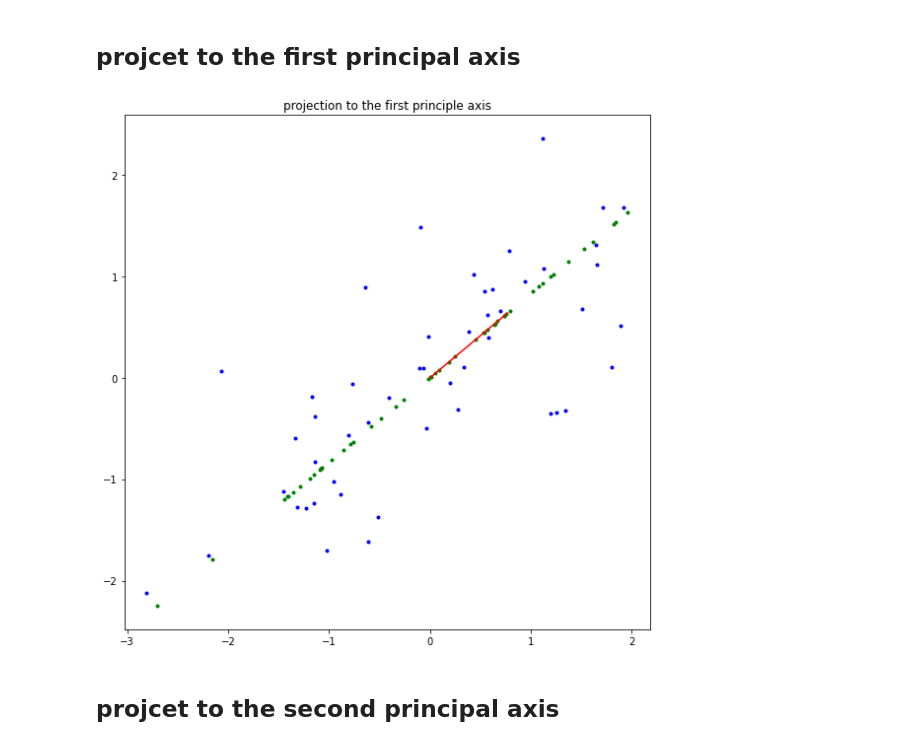
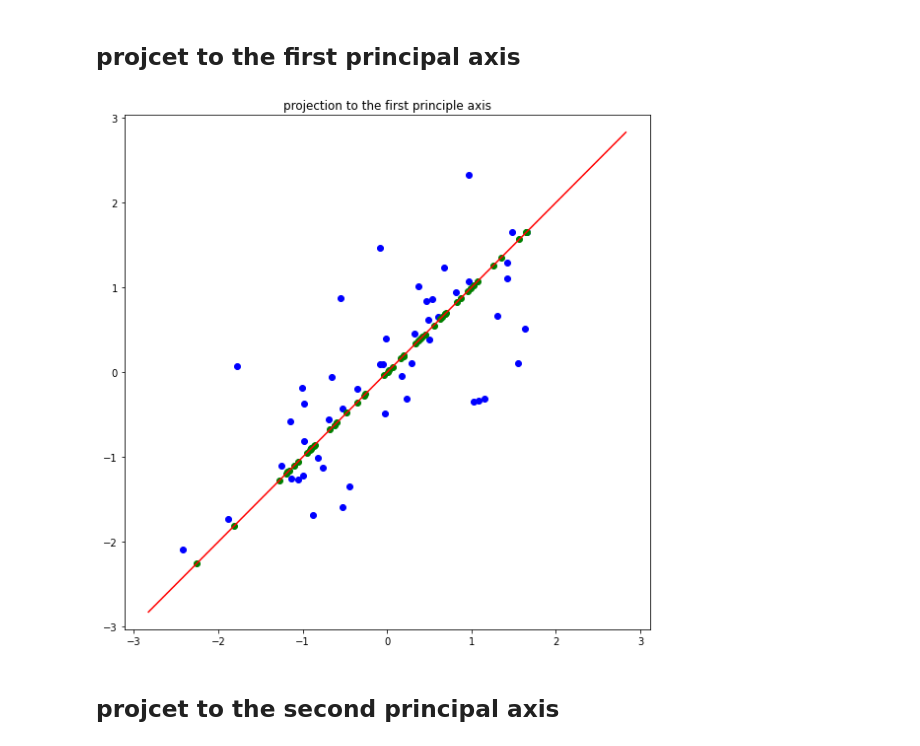
Before and after one commit to bobokyung/assignment-machine-learning, a Jupyter notebook: assignment12/assignment_12.ipynb, the cells around one changed output. Drawn from its saved outputs; the diff is of its cells as text; code cells hidden in the pictures.

```diff
--- a/assignment12/assignment_12.ipynb
+++ b/assignment12/assignment_12.ipynb
@@ -149,24 +163,26 @@ def compute_projection_onto_line(feature, vector):
 # %% [markdown]
 ## projcet to the first principal axis
 # %%
-plt.figure(figsize=(8,8))
-plt.title('projection to the first principle axis')
-# ===================================================
-projection = compute_projection_onto_line(Zfeature,U[:,0])
+def plot_projection_first(Zfeature,U):
+    plt.figure(figsize=(8,8))
+    plt.title('projection to the first principle axis')
+    # ===================================================
+    projection = compute_projection_onto_line(Zfeature,U[:,0])
 
-plt.scatter(Zfeature[:,0],Zfeature[:,1], c="b", marker=".")
+    plt.scatter(Zfeature[:,0],Zfeature[:,1], c="b", marker="o")
 
-plt.plot([ 0,U[0][0]],[0, U[1][0]], color = 'red')
+    plt.plot([ -4*U[0][0],4*U[0][0]],[-4*U[1][0], 4*U[1][0]], color = 'red')
 
-plt.scatter(projection[:,0],projection[:,1], c="g", marker=".")
+    plt.scatter(projection[:,0],projection[:,1], c="g", marker="o")
 
 
-plt.axis('equal')
-# ===================================================
-plt.tight_layout()
-plt.show()
+    plt.axis('equal')
+    # ===================================================
+    plt.tight_layout()
+    plt.show()
+plot_projection_first(Zfeature,U)
 # %% [output]
-[figure, old version]
+[figure, new version]
 # %% [markdown]
 ## projcet to the second principal axis
 # %%
```
Also changed, not shown: parts of 25 cells of this notebook.
